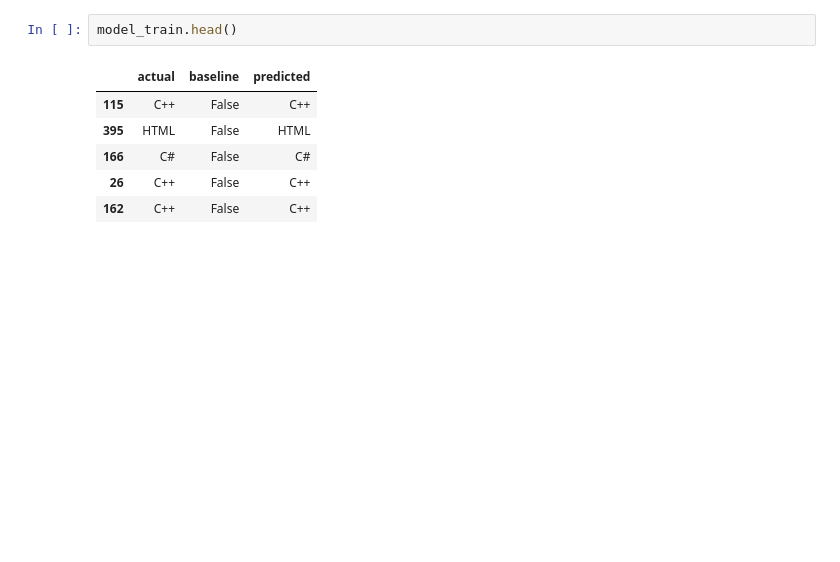
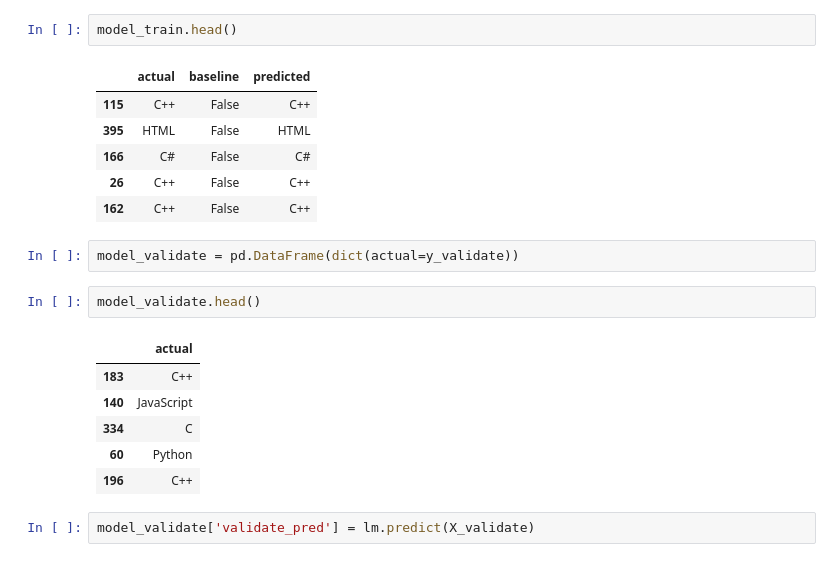
Before and after one commit to paige-arsene-cayt-nlp-project/games-nlp, a Jupyter notebook: arsenes_dir/nlp_project_model.ipynb, the cells around one changed output. Drawn from its saved outputs; the diff is of its cells as text; blank space fills up the shorter version.

```diff
--- a/arsenes_dir/nlp_project_model.ipynb
+++ b/arsenes_dir/nlp_project_model.ipynb
@@ -209,3 +210,16 @@ model_train.head()
 | 166 | C# | False | C# |
 | 26 | C++ | False | C++ |
 | 162 | C++ | False | C++ |
+# %%
+model_validate = pd.DataFrame(dict(actual=y_validate))
+# %%
+model_validate.head()
+# %% [output]
+|  | actual |
+| 183 | C++ |
+| 140 | JavaScript |
+| 334 | C |
+| 60 | Python |
+| 196 | C++ |
+# %%
+model_validate['validate_pred'] = lm.predict(X_validate)
```
Also changed, not shown: parts of 9 cells of this notebook, 2 other files.
